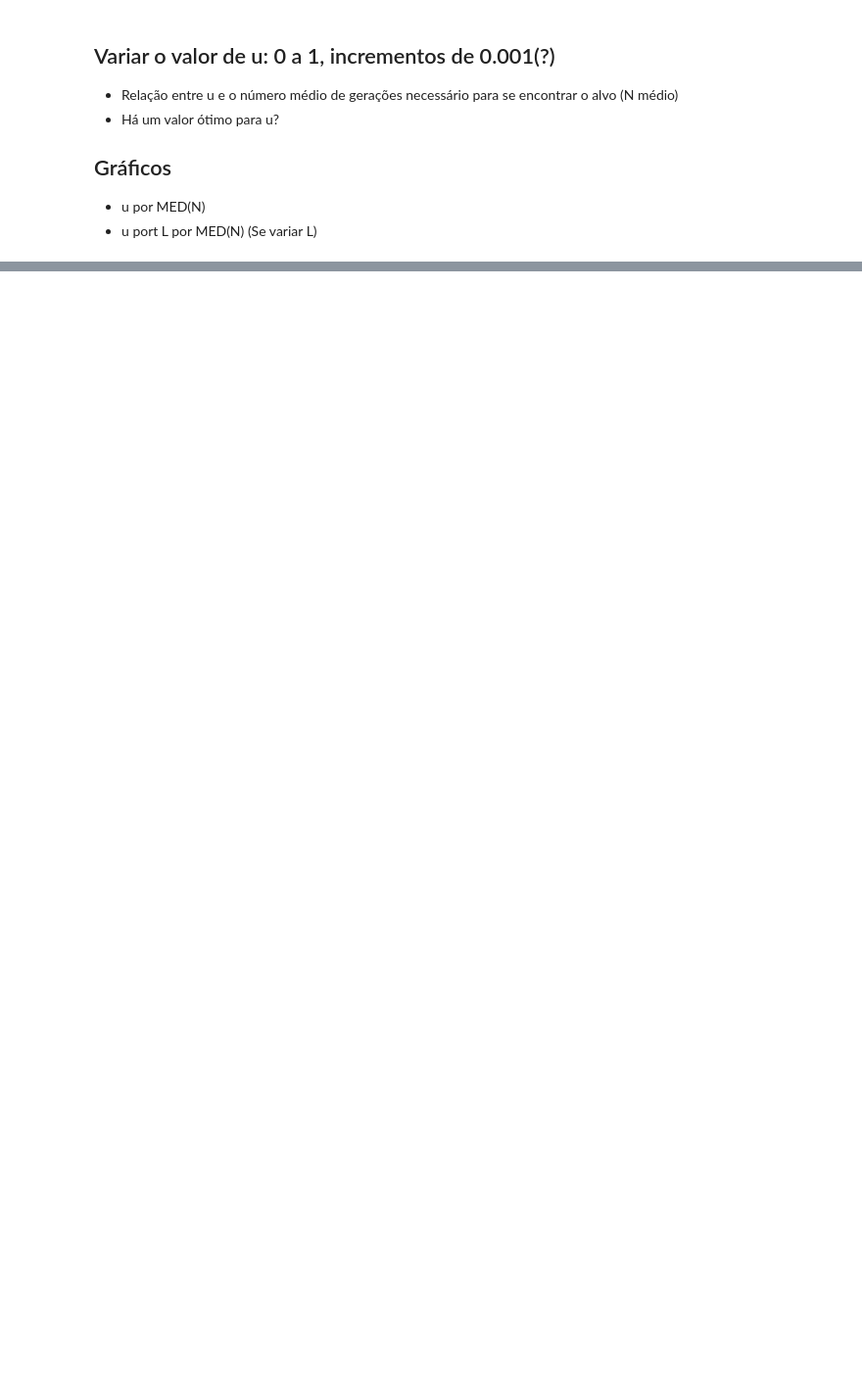
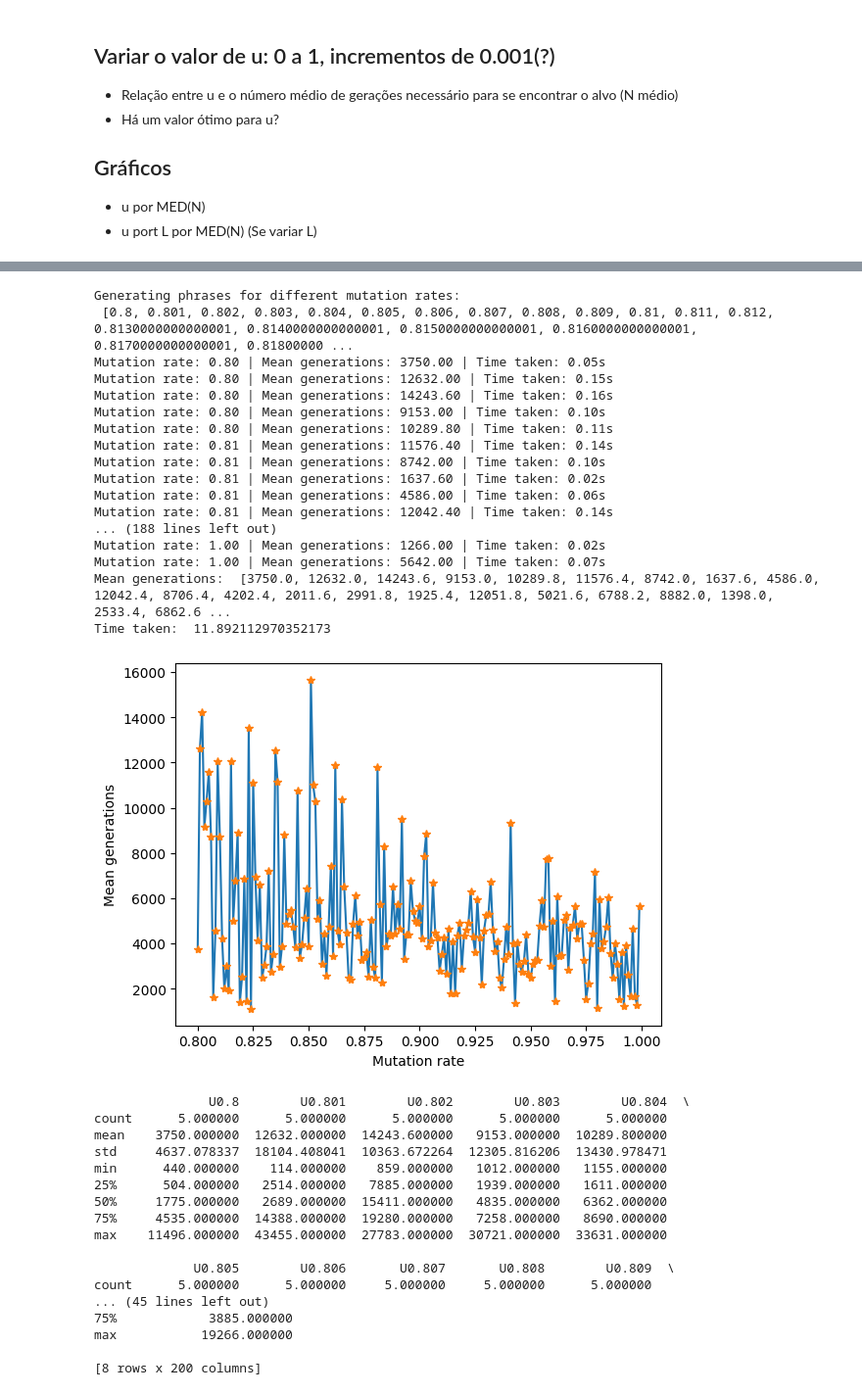
Before and after one commit to mauro-moura/GA044-Evolucao, a Jupyter notebook: Implementation_3/implementation_3_1.ipynb, the cells around one changed output, grey strips where cells are left out. Shown at 98% size. Drawn from its saved outputs; the diff is of its cells as text; code cells hidden in the pictures; blank space fills up the shorter version.

```diff
--- a/Implementation_3/implementation_3_1.ipynb
+++ b/Implementation_3/implementation_3_1.ipynb
@@ -269,0 +170,43 @@ Time taken:  12.47487735748291
+# %%
+phrase = 'GAGCCC'#TCAATCAGGCATACC'
+qntd_exp = 5
+step = 0.001
+u_list = list(np.arange(0.8, 1, step))
+
+run_exp(u_list, phrase, qntd_exp)
+# %% [output]
+Generating phrases for different mutation rates:
+ [0.8, 0.801, 0.802, 0.803, 0.804, 0.805, 0.806, 0.807, 0.808, 0.809, 0.81, 0.811, 0.812, 0.8130000000000001, 0.8140000000000001, 0.8150000000000001, 0.8160000000000001, 0.8170000000000001, 0.81800000 ...
+Mutation rate: 0.80 | Mean generations: 3750.00 | Time taken: 0.05s
+Mutation rate: 0.80 | Mean generations: 12632.00 | Time taken: 0.15s
+Mutation rate: 0.80 | Mean generations: 14243.60 | Time taken: 0.16s
+Mutation rate: 0.80 | Mean generations: 9153.00 | Time taken: 0.10s
+Mutation rate: 0.80 | Mean generations: 10289.80 | Time taken: 0.11s
+Mutation rate: 0.81 | Mean generations: 11576.40 | Time taken: 0.14s
+Mutation rate: 0.81 | Mean generations: 8742.00 | Time taken: 0.10s
+Mutation rate: 0.81 | Mean generations: 1637.60 | Time taken: 0.02s
+Mutation rate: 0.81 | Mean generations: 4586.00 | Time taken: 0.06s
+Mutation rate: 0.81 | Mean generations: 12042.40 | Time taken: 0.14s
+... (188 lines left out)
+Mutation rate: 1.00 | Mean generations: 1266.00 | Time taken: 0.02s
+Mutation rate: 1.00 | Mean generations: 5642.00 | Time taken: 0.07s
+Mean generations:  [3750.0, 12632.0, 14243.6, 9153.0, 10289.8, 11576.4, 8742.0, 1637.6, 4586.0, 12042.4, 8706.4, 4202.4, 2011.6, 2991.8, 1925.4, 12051.8, 5021.6, 6788.2, 8882.0, 1398.0, 2533.4, 6862.6 ...
+Time taken:  11.892112970352173
+[figure, added]
+               U0.8        U0.801        U0.802        U0.803        U0.804  \
+count      5.000000      5.000000      5.000000      5.000000      5.000000
+mean    3750.000000  12632.000000  14243.600000   9153.000000  10289.800000
+std     4637.078337  18104.408041  10363.672264  12305.816206  13430.978471
+min      440.000000    114.000000    859.000000   1012.000000   1155.000000
+25%      504.000000   2514.000000   7885.000000   1939.000000   1611.000000
+50%     1775.000000   2689.000000  15411.000000   4835.000000   6362.000000
+75%     4535.000000  14388.000000  19280.000000   7258.000000   8690.000000
+max    11496.000000  43455.000000  27783.000000  30721.000000  33631.000000
+
+             U0.805        U0.806       U0.807       U0.808        U0.809  \
+count      5.000000      5.000000     5.000000     5.000000      5.000000
+... (45 lines left out)
+75%            3885.000000
+max           19266.000000
+
+[8 rows x 200 columns]
```
Also changed, not shown: parts of 10 cells of this notebook, 6 other files.
